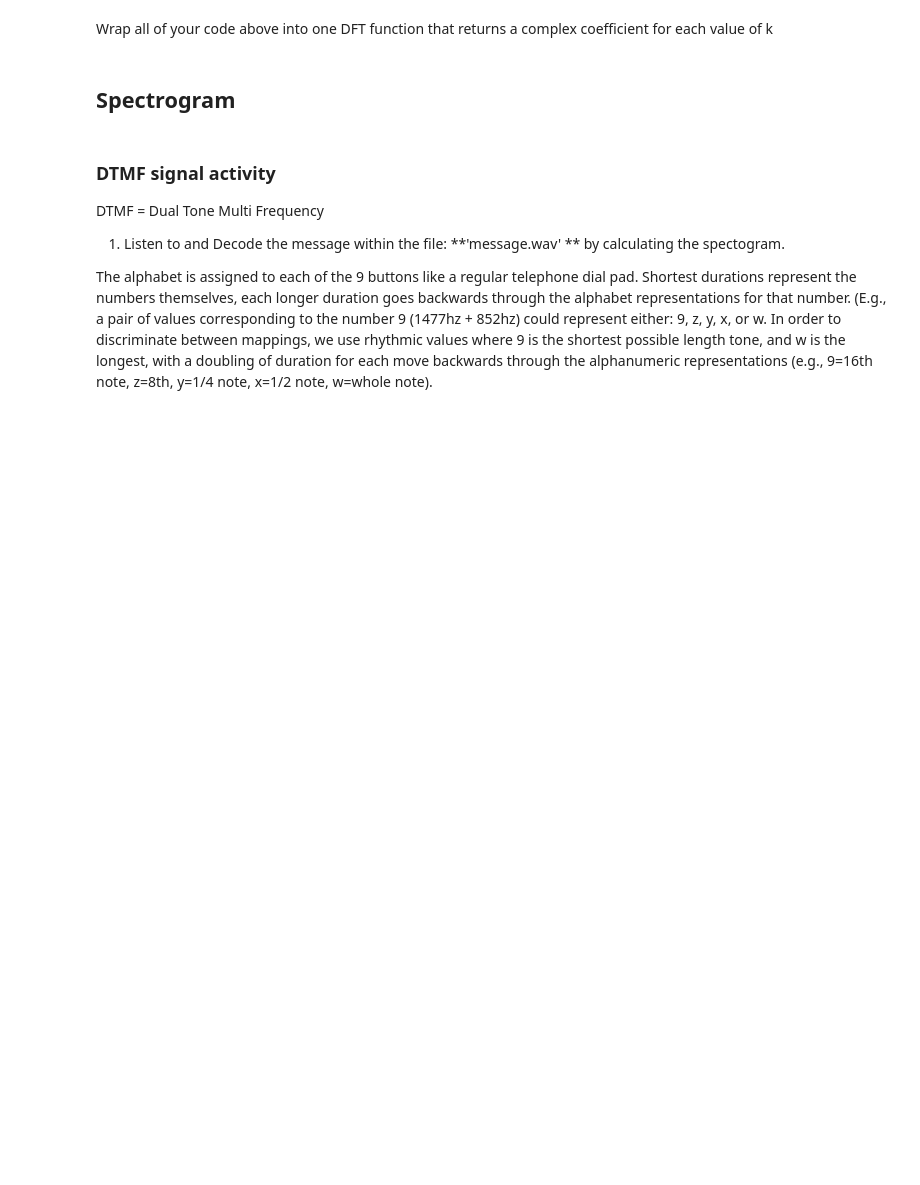
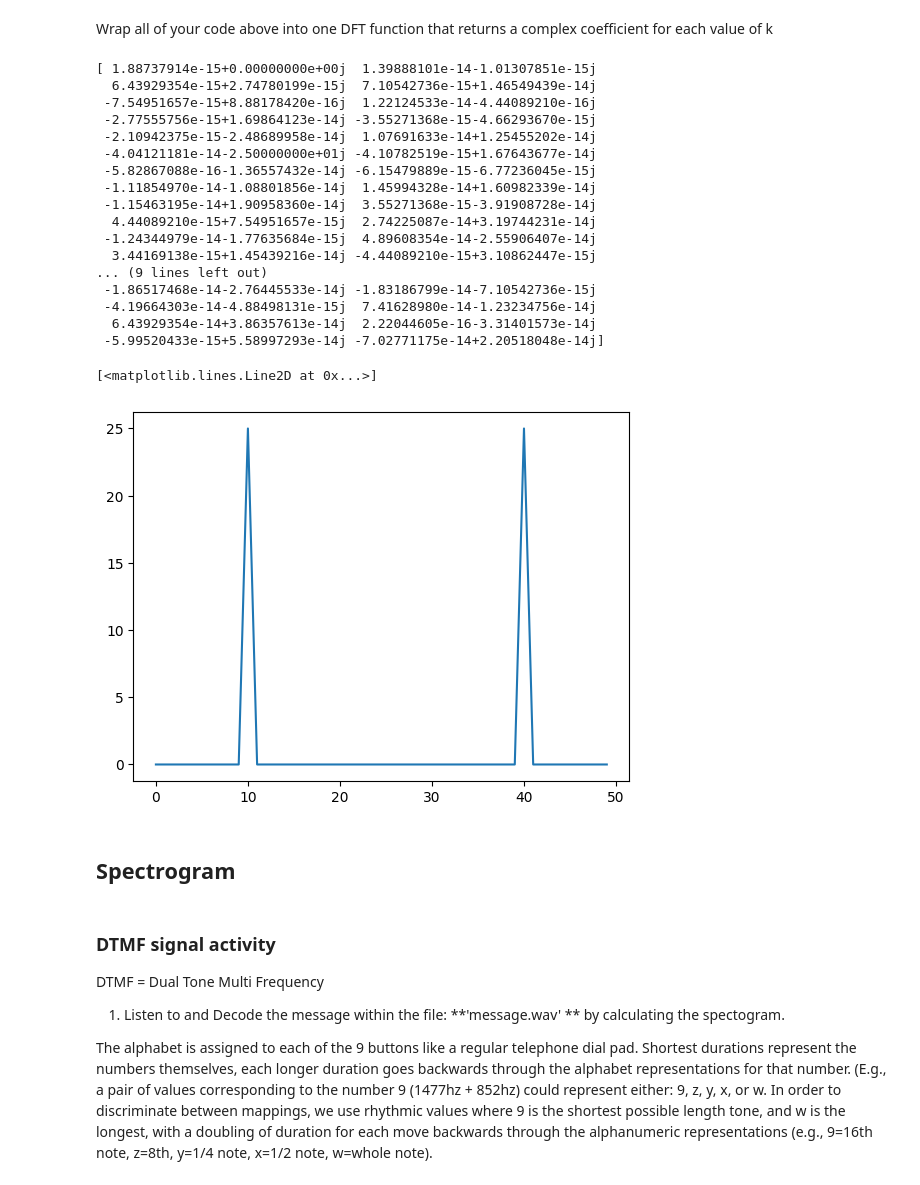
Before and after one commit to jwesterstahl/AudioTechII, a Jupyter notebook: Activities/Activity5_DFT.ipynb, the cells around one changed output. Drawn from its saved outputs; the diff is of its cells as text; code cells hidden in the pictures; blank space fills up the shorter version.

```diff
--- a/Activities/Activity5_DFT.ipynb
+++ b/Activities/Activity5_DFT.ipynb
@@ -81,2 +104,21 @@ print(X_k)
 # %% [markdown]
 Replace separate sin and cos coefficients with single using complex exponential
+# %%
+
+# your code here
+X_k = np.array([]) # initialize empty array
+
+for i in range(N):
+    # Generate cosine and sine waves for the current value of i
+    wave =  np.exp(-2 * 1j* np.pi * i *n/N)# use the time array you specified in step one ("n")
+
+
+    # append to array: cos - j sin, as a tuple for each component k:
+    # multiply original signal, s, with each coefficient and sum each:
+    coeff_k = np.sum(s*wave)
+    #s_coeff_k = np.sum(s*sin_wave)
+
+    X_k = np.append(X_k, coeff_k)
+
+print(X_k)
+plt.plot(np.abs(X_k))
@@ -83,5 +145,43 @@ Replace separate sin and cos coefficients with single using complex exponential
 # %% [markdown]
 Wrap all of your code above into one DFT function that returns a complex coefficient for each value of k
+# %%
+N = len(s)
+n = np.arange(N)
+
+X_k = np.zeros(N, dtype=complex)  # initialize complex array
+
+for i in range(N):
+    # Generate complex exponential wave for current frequency i
+    wave = np.exp(-2 * 1j * np.pi * i * n / N)
+
+    # Multiply original signal with basis and sum (dot product)
+    coeff_k = np.sum(s * wave)
+
+    # Store coefficient
+    X_k[i] = coeff_k
+
+print(X_k)
+plt.plot(np.abs(X_k))
+# %% [output]
+[ 1.88737914e-15+0.00000000e+00j  1.39888101e-14-1.01307851e-15j
+  6.43929354e-15+2.74780199e-15j  7.10542736e-15+1.46549439e-14j
+ -7.54951657e-15+8.88178420e-16j  1.22124533e-14-4.44089210e-16j
+ -2.77555756e-15+1.69864123e-14j -3.55271368e-15-4.66293670e-15j
+ -2.10942375e-15-2.48689958e-14j  1.07691633e-14+1.25455202e-14j
+ -4.04121181e-14-2.50000000e+01j -4.10782519e-15+1.67643677e-14j
+ -5.82867088e-16-1.36557432e-14j -6.15479889e-15-6.77236045e-15j
+ -1.11854970e-14-1.08801856e-14j  1.45994328e-14+1.60982339e-14j
+ -1.15463195e-14+1.90958360e-14j  3.55271368e-15-3.91908728e-14j
+  4.44089210e-15+7.54951657e-15j  2.74225087e-14+3.19744231e-14j
+ -1.24344979e-14-1.77635684e-15j  4.89608354e-14-2.55906407e-14j
+  3.44169138e-15+1.45439216e-14j -4.44089210e-15+3.10862447e-15j
+... (9 lines left out)
+ -1.86517468e-14-2.76445533e-14j -1.83186799e-14-7.10542736e-15j
+ -4.19664303e-14-4.88498131e-15j  7.41628980e-14-1.23234756e-14j
+  6.43929354e-14+3.86357613e-14j  2.22044605e-16-3.31401573e-14j
+ -5.99520433e-15+5.58997293e-14j -7.02771175e-14+2.20518048e-14j]
+[<matplotlib.lines.Line2D at 0x...>]
+[figure, added]
 # %% [markdown]
 ## Spectrogram
 # %% [markdown]
```
Also changed, not shown: parts of 4 cells of this notebook.
